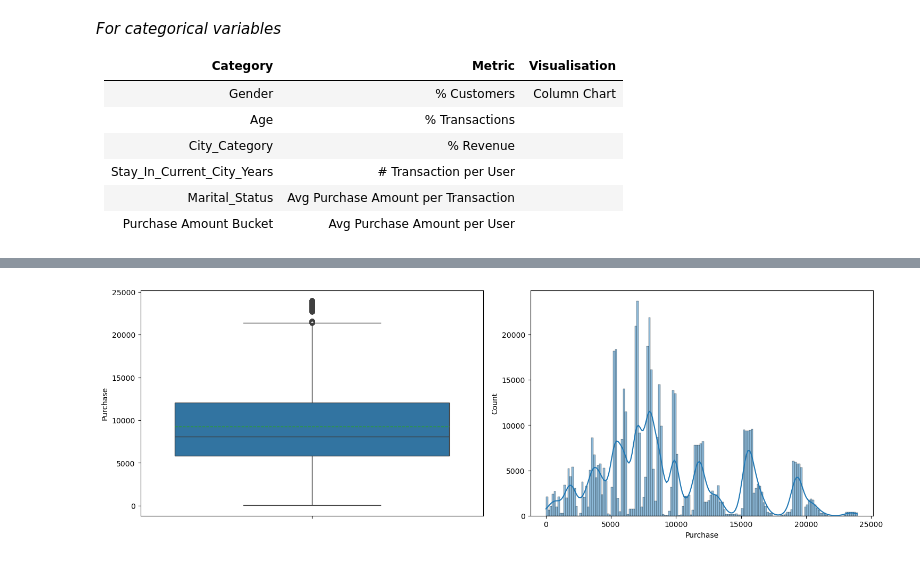
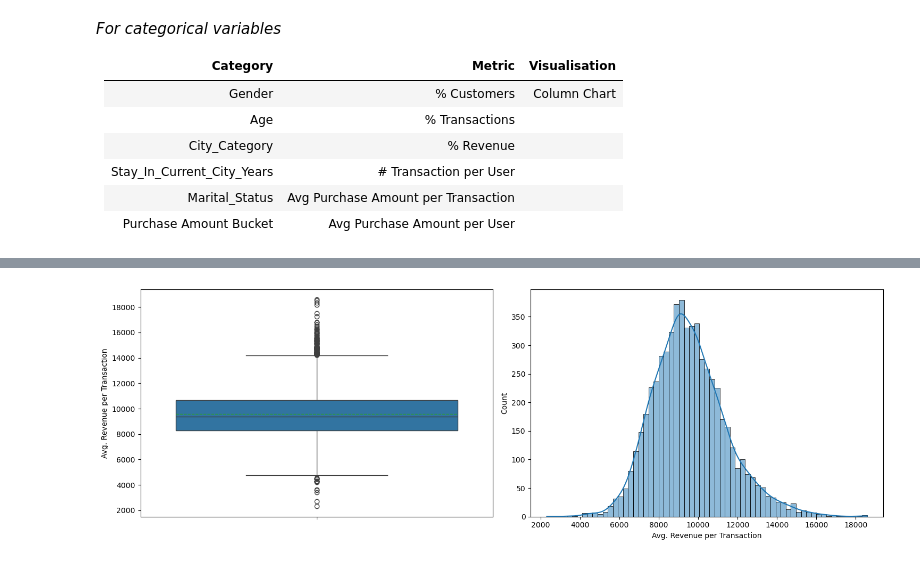
Before and after one commit to lsp-sandeep/ScalerDSML, a Jupyter notebook: Walmart/exploratory_analysis.ipynb, the cells around one changed output, grey strips where cells are left out. Drawn from its saved outputs; the diff is of its cells as text; code cells hidden in the pictures.

```diff
--- a/Walmart/exploratory_analysis.ipynb
+++ b/Walmart/exploratory_analysis.ipynb
@@ -308,0 +327,7 @@ categorical_columns, numerical_columns
+# %%
+bins = [0, 1000, 2500, 5000, 7500, 10000, 12500, 15000, 17500, 20000, 22500, 25000]
+labels = [f'{bins[i]} - {bins[i+1]}' for i in range(len(bins)-1)]
+
+analysis_data['Purchase_Bucket'] = pd.cut(analysis_data['Purchase'], bins= bins, labels= labels, right= False)
+
+numerical_bucketed_columns = ['Purchase_Bucket']
@@ -342,7 +372,7 @@ def get_size(collection):
             n += get_size(sub_collection)
         return n
     else:
-        return -1
+        return 0
 
 def remove_agg_prefixes(name, prefixes, trim= True):
     for prefix in prefixes:
@@ -353,26 +383,36 @@ def remove_agg_prefixes(name, prefixes, trim= True):
     return name
 
 
-def get_agg_data(data, groupby_coulmns, base_aggs= base_aggs, custom_aggs= custom_aggs, include= 'custom'):
+def get_agg_data(data, groupby_coulmns, base_aggs= base_aggs, custom_aggs= custom_aggs, include= 'custom', ret_agg_names= False):
     base_agg_data = data.groupby(groupby_coulmns, observed= True).agg(**base_aggs)
+    base_agg_names = list(base_aggs.keys())
     if include == 'base':
+        if ret_agg_names:
+            return base_agg_data.reset_index(), base_agg_names
         return base_agg_data.reset_index()
 
+    custom_agg_names = []
     agg_data = base_agg_data.copy()
     for agg_type, agg_columns in custom_aggs.items():
         if agg_type == '%':
             for column in agg_columns:
                 new_column = remove_agg_prefixes(column, ['#', '$'])
                 agg_data[f'% {new_column}'] = agg_data[column] * 100 / agg_data[column].sum()
+                custom_agg_names.append(f'% {new_column}')
         elif agg_type == 'Avg.':
             for numerator, denominators in agg_columns.items():
                 new_numerator = remove_agg_prefixes(numerator, ['#', '$'])
                 for denominator in denominators:
                     new_denominator = remove_agg_prefixes(denominator, ['#', '$'])
                     agg_data[f'Avg. {new_numerator} per {new_denominator}'] = agg_data[numerator] / agg_data[denominator]
+                    custom_agg_names.append(f'Avg. {new_numerator} per {new_denominator}')
 
     if include == 'both':
+        if ret_agg_names:
+            return agg_data.reset_index(), base_agg_names + custom_agg_names
         return agg_data.reset_index()
 
+    if ret_agg_names:
+        return agg_data.drop(columns= base_agg_data.columns.tolist()).reset_index(), custom_agg_names
     return agg_data.drop(columns= base_agg_data.columns.tolist()).reset_index()
 # %%
@@ -403,0 +471,13 @@ plt.show()
+# %%
+user_base_aggs = base_aggs.copy()
+del user_base_aggs['# Customer']
+
+user_custom_aggs = {
+    'Avg.': {
+        '$ Revenue': ['# Transaction']
+    }
+}
+
+user_agg_data, user_agg_columns = get_agg_data(analysis_data, ['User_ID'] + categorical_columns, user_base_aggs, user_custom_aggs, include= 'both', ret_agg_names= True)
+
+user_agg_data.head()
@@ -404,10 +491,11 @@ plt.show()
 # %%
 fig, axes = plt.subplots(1, 2, figsize=(15, 5))
 
-sns.boxplot(data= analysis_data, y= 'Purchase', meanline= True, showmeans= True, ax= axes[0])
-sns.histplot(data= analysis_data, x= 'Purchase', kde= True, ax= axes[1])
+sns.boxplot(data= user_agg_data, y= 'Avg. Revenue per Transaction', meanline= True, showmeans= True, ax= axes[0])
+sns.histplot(data= user_agg_data, x= 'Avg. Revenue per Transaction', kde= True, ax= axes[1])
 
+# axes[1].set_xticks(range(0,25000,2500))
 plt.tight_layout()
 plt.show()
 # %% [output]
-[figure, old version]
+[figure, new version]
```
Also changed, not shown: parts of 10 cells of this notebook, 2 other files.
